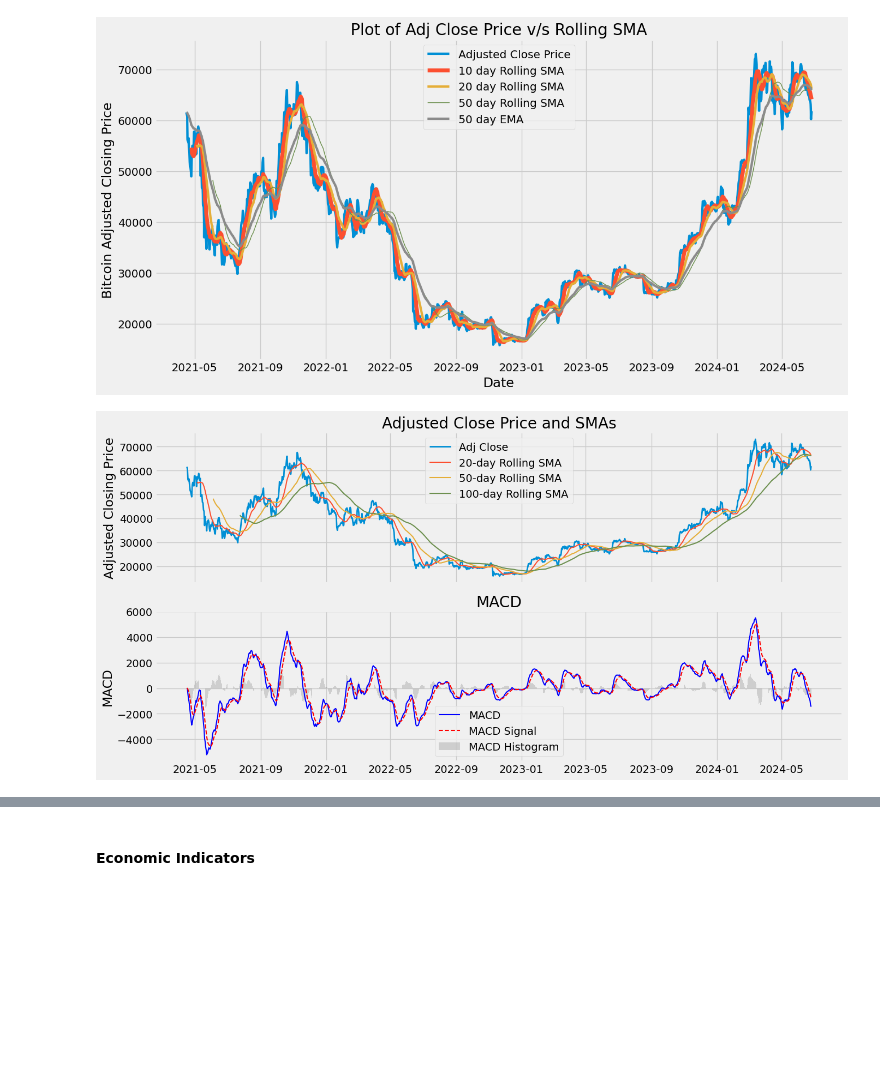
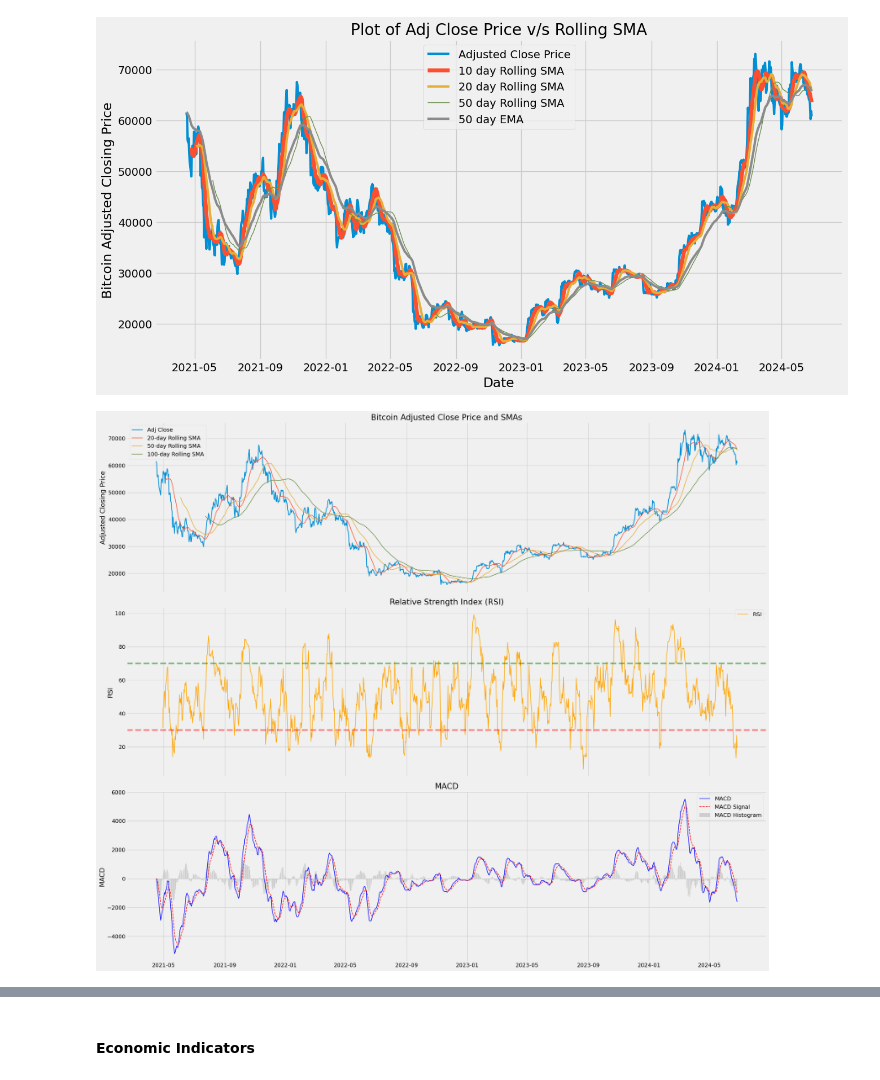
Before and after one commit to bhatt-prajakta/milestone2, a Jupyter notebook: BTC.ipynb, the cells around one changed output, grey strips where cells are left out. Cells and saved outputs as stored; diff of their text form; code cells hidden in the pictures; blank space fills up the shorter version.

```diff
--- a/BTC.ipynb
+++ b/BTC.ipynb
@@ -157,7 +158,7 @@ df_btc['EMA_50'] = df_btc['Adj Close'].ewm(span=50, adjust=False).mean()
 window_length = 14
 delta = df_btc['Adj Close'].diff()
 gain = (delta.where(delta>0, 0)).rolling(window=window_length).mean()
-loss = (delta.where(delta<0, 0)).rolling(window=window_length).mean()
+loss = (-delta.where(delta<0, 0)).rolling(window=window_length).mean()
 rs = gain/loss
 df_btc['RSI'] = 100 - (100/(1+rs))
 
@@ -217,27 +218,35 @@ plt.legend()
 # %%
 # Plotting Moving averages and MACD signal
 # to get comprehensive view of Coinbase price trends, volatility, and potential market reversal points
 
-fig, (ax1, ax2) = plt.subplots(2, 1, figsize=(14, 7), sharex=True)
+fig, (ax1, ax2, ax3) = plt.subplots(3, 1, figsize=(24, 20), sharex=True)
 
 # Plotting 'Adj Close' Price vs SMA lines on the first subplot
 ax1.plot(df_btc['Adj Close'], label='Adj Close', linewidth=2)
 ax1.plot(df_btc['SMA_20'], label='20-day Rolling SMA', linewidth=1.5)
 ax1.plot(df_btc['SMA_50'], label='50-day Rolling SMA', linewidth=1.5)
 ax1.plot(df_btc['SMA_100'], label='100-day Rolling SMA', linewidth=1.5)
-ax1.set_title('Adjusted Close Price and SMAs')
+ax1.set_title('Bitcoin Adjusted Close Price and SMAs')
 ax1.set_ylabel('Adjusted Closing Price')
 ax1.legend()
 
+# Plotting RSI on the second subplot
+ax2.plot(df_btc['RSI'], label='RSI', color='orange', linewidth=1.5)
+ax2.set_title('Relative Strength Index (RSI)')
+ax2.set_ylabel('RSI')
+ax2.axhline(30, linestyle='--', alpha=0.5, color='red')
+ax2.axhline(70, linestyle='--', alpha=0.5, color='green')
+ax2.legend()
+
 # Plotting MACD on the third subplot
-ax2.plot(df_btc['MACD'], label='MACD', color='blue', linewidth=1.5)
-ax2.plot(df_btc['MACD_Signal'], label='MACD Signal', color='red', linestyle='--', linewidth=1.5)
-ax2.bar(df_btc.index, df_btc['MACD_Hist'], label='MACD Histogram', color='grey', alpha=0.3)
-ax2.set_title('MACD')
-ax2.set_ylabel('MACD')
-ax2.legend()
+ax3.plot(df_btc['MACD'], label='MACD', color='blue', linewidth=1.5)
+ax3.plot(df_btc['MACD_Signal'], label='MACD Signal', color='red', linestyle='--', linewidth=1.5)
+ax3.bar(df_btc.index, df_btc['MACD_Hist'], label='MACD Histogram', color='grey', alpha=0.3)
+ax3.set_title('MACD')
+ax3.set_ylabel('MACD')
+ax3.legend()
 
 plt.tight_layout()
 plt.show()
 # %% [output]
-[figure, old version]
+[figure, new version]
```
Also changed, not shown: parts of 11 cells of this notebook, 8 other files.
